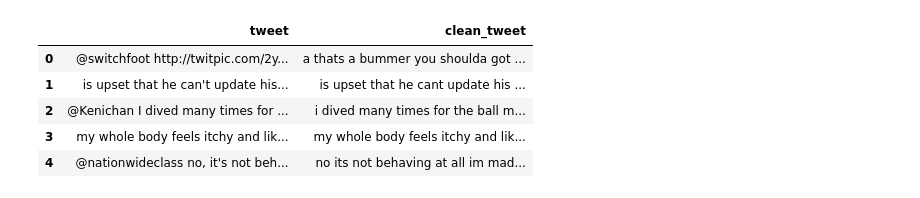
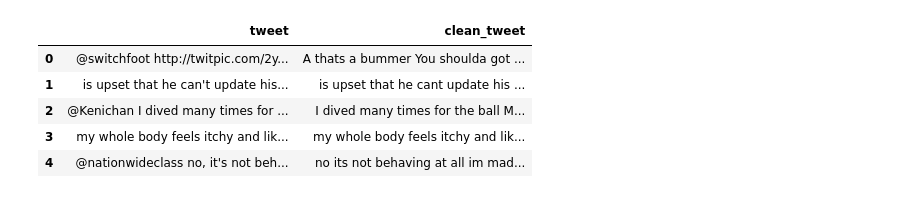
Before and after one commit to ridhwansalim/CODING-SAMURAI-INTERNSHIP-TASK, a Jupyter notebook: Level3/Project6_Sentiment_Tweets/Sentiment_Analysis_on_Tweets.ipynb, the cells around one changed output. Drawn from its saved outputs; the diff is of its cells as text; code cells hidden in the pictures.

```diff
--- a/Level3/Project6_Sentiment_Tweets/Sentiment_Analysis_on_Tweets.ipynb
+++ b/Level3/Project6_Sentiment_Tweets/Sentiment_Analysis_on_Tweets.ipynb
@@ -41,24 +36,23 @@ We’ll also create a new column called `clean_tweet` to store the cleaned versi
 # %%
 import re
 
-def clean_tweet(text):
-    text = re.sub(r'@[\w]+', '', text)                   # remove @mentions
-    text = re.sub(r'http\S+|www\S+|https\S+', '', text)  # remove URLs
-    text = re.sub(r'\d+', '', text)                      # remove numbers
-    text = re.sub(r'[^\w\s]', '', text)                  # remove punctuation
-    text = text.lower()                                  # convert to lowercase
-    text = re.sub(r'\s+', ' ', text).strip()             # remove extra spaces
-    return text
+# Function to clean raw tweets
+def clean_tweet(tweet):
+    tweet = re.sub(r'http\S+|www\S+|https\S+', '', tweet, flags=re.MULTILINE)  # Remove URLs
+    tweet = re.sub(r'\@\w+|\#','', tweet)  # Remove mentions and hashtags
+    tweet = re.sub(r'[^A-Za-z\s]', '', tweet)  # Keep only letters
+    tweet = re.sub(r'\s+', ' ', tweet).strip()  # Remove extra spaces
+    return tweet
 
-# Apply cleaning function
+# Apply cleaning
 df['clean_tweet'] = df['tweet'].apply(clean_tweet)
 
-# View cleaned tweets
+# Preview cleaned tweets
 df[['tweet', 'clean_tweet']].head()
 # %% [output]
 |  | tweet | clean_tweet |
-| 0 | @switchfoot http://twitpic.com/2y... | a thats a bummer you shoulda got ... |
+| 0 | @switchfoot http://twitpic.com/2y... | A thats a bummer You shoulda got ... |
 | 1 | is upset that he can't update his... | is upset that he cant update his ... |
-| 2 | @Kenichan I dived many times for ... | i dived many times for the ball m... |
+| 2 | @Kenichan I dived many times for ... | I dived many times for the ball M... |
 | 3 | my whole body feels itchy and lik... | my whole body feels itchy and lik... |
 | 4 | @nationwideclass no, it's not beh... | no its not behaving at all im mad... |
```
Also changed, not shown: parts of 20 cells of this notebook, 1 other file.
